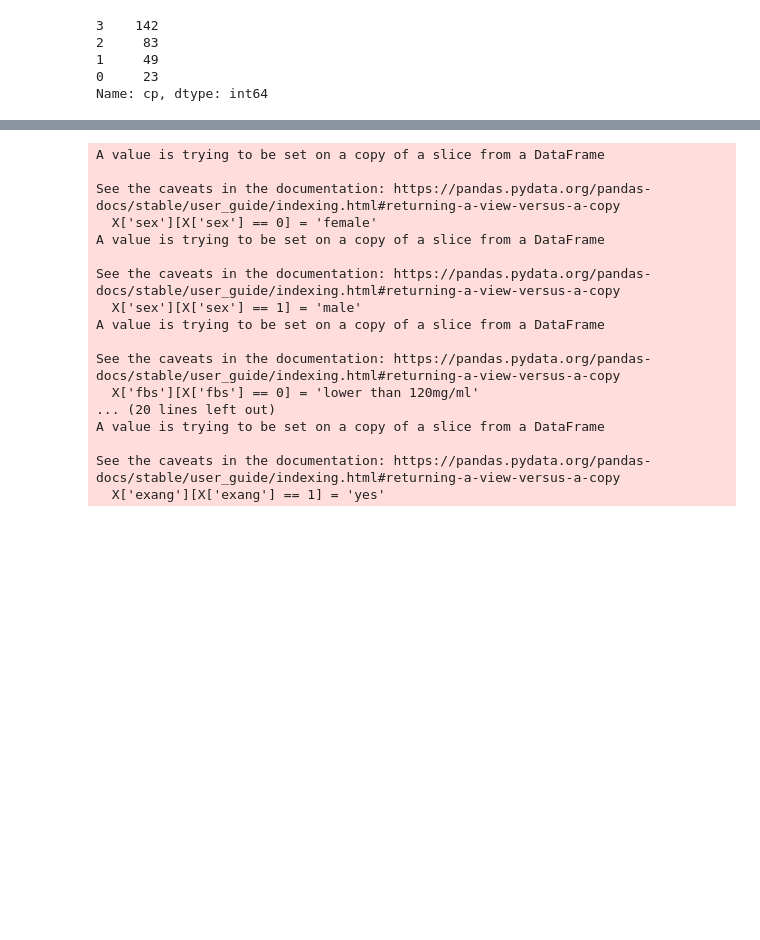
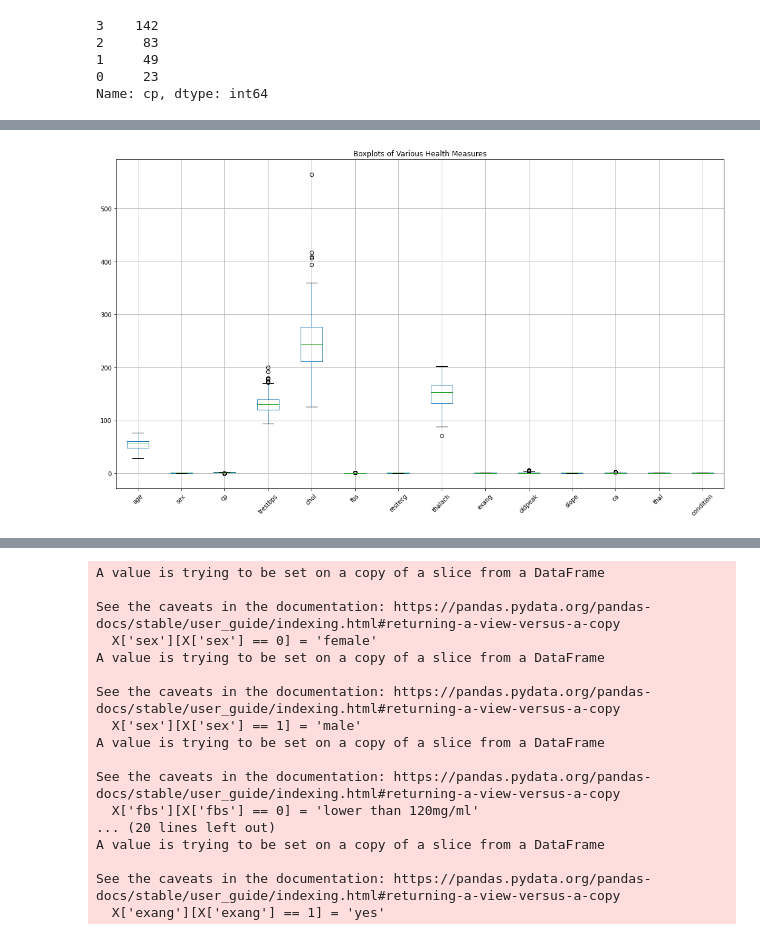
Before and after one commit to Johnkideys/ML-study-projects, a Jupyter notebook: Heart-Disease-Predict/heart_disease_predict.ipynb, the cells around one changed output, grey strips where cells are left out. Drawn from its saved outputs; the diff is of its cells as text; code cells hidden in the pictures; blank space fills up the shorter version.

```diff
--- a/Heart-Disease-Predict/heart_disease_predict.ipynb
+++ b/Heart-Disease-Predict/heart_disease_predict.ipynb
@@ -146,0 +291,9 @@ plt.show()
+# %%
+# Create boxplots
+plt.figure(figsize=(18, 10))
+df.boxplot()
+plt.xticks(rotation=45)
+plt.title('Boxplots of Various Health Measures')
+plt.show()
+# %% [output]
+[figure, added]
```
Also changed, not shown: parts of 24 cells of this notebook.
